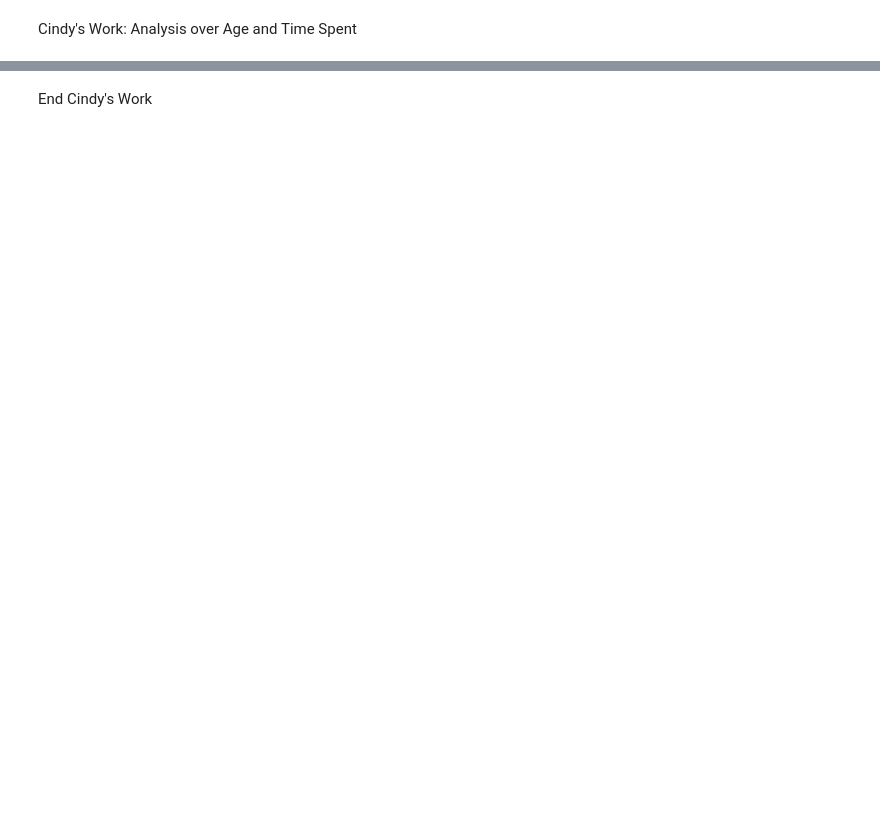
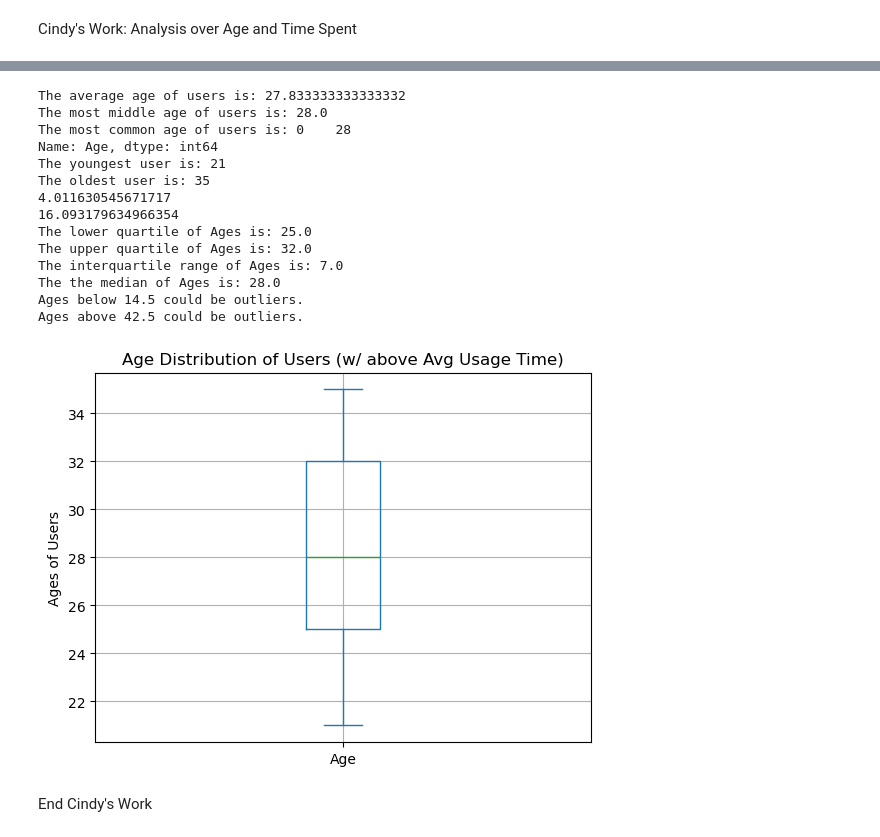
Before and after one commit to cindyd97/Analyzing-Social-Media-And-Emotions, a Jupyter notebook: Final Project/Final_Analysis.ipynb, the cells around one changed output, grey strips where cells are left out. Cells and saved outputs as stored; diff of their text form; code cells hidden in the pictures; blank space fills up the shorter version.

```diff
--- a/Final Project/Final_Analysis.ipynb
+++ b/Final Project/Final_Analysis.ipynb
@@ -21,2 +64,63 @@ cd_overall_avg_time
+# %%
+#Filter for only rows where the user spent above average time on social media
+cd_time = data.index[data['Daily_Usage_Time (minutes)'] > cd_overall_avg_time].to_list()
+cd_time2 = data.iloc[cd_time]
+#Create a box plot showing the age distribution of the users who spend above average time on social media
+cd_ages2 = cd_time2['Age'].unique()
+cd_ages_sorted2 = sorted(cd_ages2)
+cd_age_amount2 = len(cd_ages2)
+
+cd_time2['Age'].plot(kind='box')
+plt.ylabel('Ages of Users')
+plt.title('Age Distribution of Users (w/ above Avg Usage Time)')
+plt.grid(True)
+plt.savefig("../Images/Exhibits-Cindy/age_time_box.png")
+#Generate summary statistics of the age distribution
+cd_ages_mean = cd_time2['Age'].mean()
+cd_ages_median = cd_time2['Age'].median()
+cd_ages_mode = cd_time2['Age'].mode()
+cd_ages_min = cd_time2['Age'].min()
+cd_ages_max = cd_time2['Age'].max()
+cd_ages_var = cd_time2['Age'].var()
+cd_ages_std = cd_time2['Age'].std()
+
+print(f'The average age of users is: {cd_ages_mean}')
+print(f'The most middle age of users is: {cd_ages_median}')
+print(f'The most common age of users is: {cd_ages_mode}')
+print(f"The youngest user is: {cd_ages_min}")
+print(f"The oldest user is: {cd_ages_max}")
+print(cd_ages_std)
+print(cd_ages_var)
+
+cd_quartiles = cd_time2['Age'].quantile([.25,.5,.75])
+cd_lowerq = cd_quartiles[0.25]
+cd_upperq = cd_quartiles[0.75]
+cd_iqr = cd_upperq-cd_lowerq
+
+print(f"The lower quartile of Ages is: {cd_lowerq}")
+print(f"The upper quartile of Ages is: {cd_upperq}")
+print(f"The interquartile range of Ages is: {cd_iqr}")
+print(f"The the median of Ages is: {cd_quartiles[0.5]} ")
+
+cd_lower_bound = cd_lowerq - (1.5*cd_iqr)
+cd_upper_bound = cd_upperq + (1.5*cd_iqr)
+print(f"Ages below {cd_lower_bound} could be outliers.")
+print(f"Ages above {cd_upper_bound} could be outliers.")
+# %% [output]
+The average age of users is: 27.833333333333332
+The most middle age of users is: 28.0
+The most common age of users is: 0    28
+Name: Age, dtype: int64
+The youngest user is: 21
+The oldest user is: 35
+4.011630545671717
+16.093179634966354
+The lower quartile of Ages is: 25.0
+The upper quartile of Ages is: 32.0
+The interquartile range of Ages is: 7.0
+The the median of Ages is: 28.0
+Ages below 14.5 could be outliers.
+Ages above 42.5 could be outliers.
+[figure, added]
 # %% [markdown]
 End Cindy's Work
```
Also changed, not shown: parts of 5 cells of this notebook.
